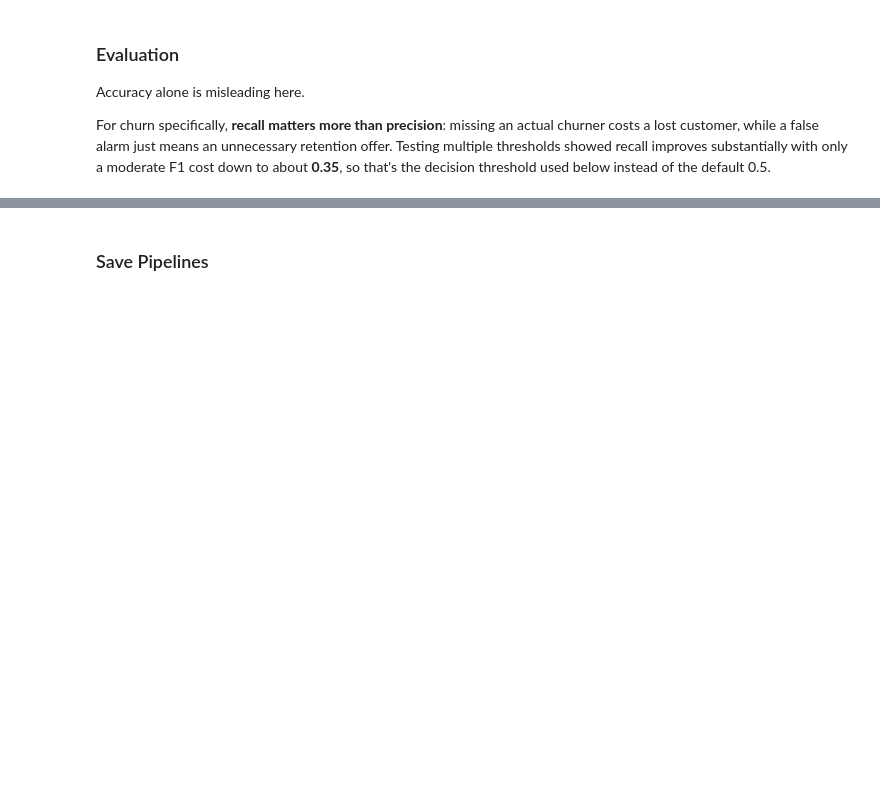
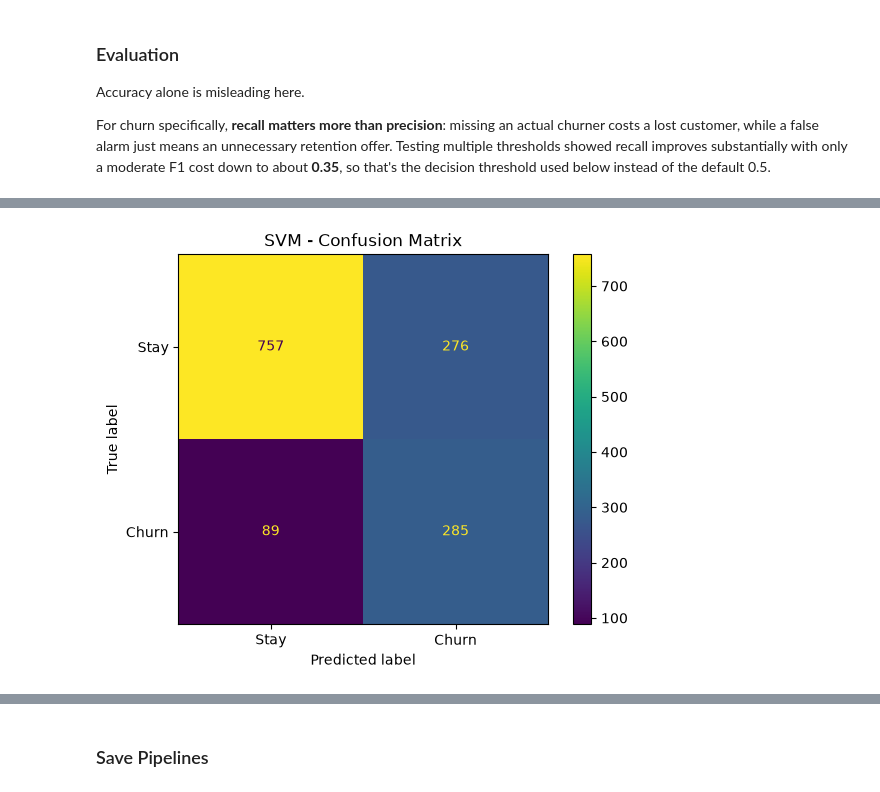
Before and after one commit to basmalamoataz/Samsung-Churnguard, a Jupyter notebook: Project_2.ipynb, the cells around one changed output, grey strips where cells are left out. Cells and saved outputs as stored; diff of their text form; code cells hidden in the pictures; blank space fills up the shorter version.

```diff
--- a/Project_2.ipynb
+++ b/Project_2.ipynb
@@ -758,0 +825,10 @@ results
+# %%
+y_proba_svm = best_svm.predict_proba(X_test)[:, 1]
+y_predict_svm = (y_proba_svm >= THRESHOLD).astype(int)
+cm=confusion_matrix(y_test, y_predict_svm)
+disp = ConfusionMatrixDisplay(confusion_matrix=cm,display_labels=['Stay', 'Churn'])
+disp.plot()
+plt.title('SVM - Confusion Matrix')
+plt.show()
+# %% [output]
+[figure, added]
```
Also changed, not shown: parts of 27 cells of this notebook, 6 other files.
